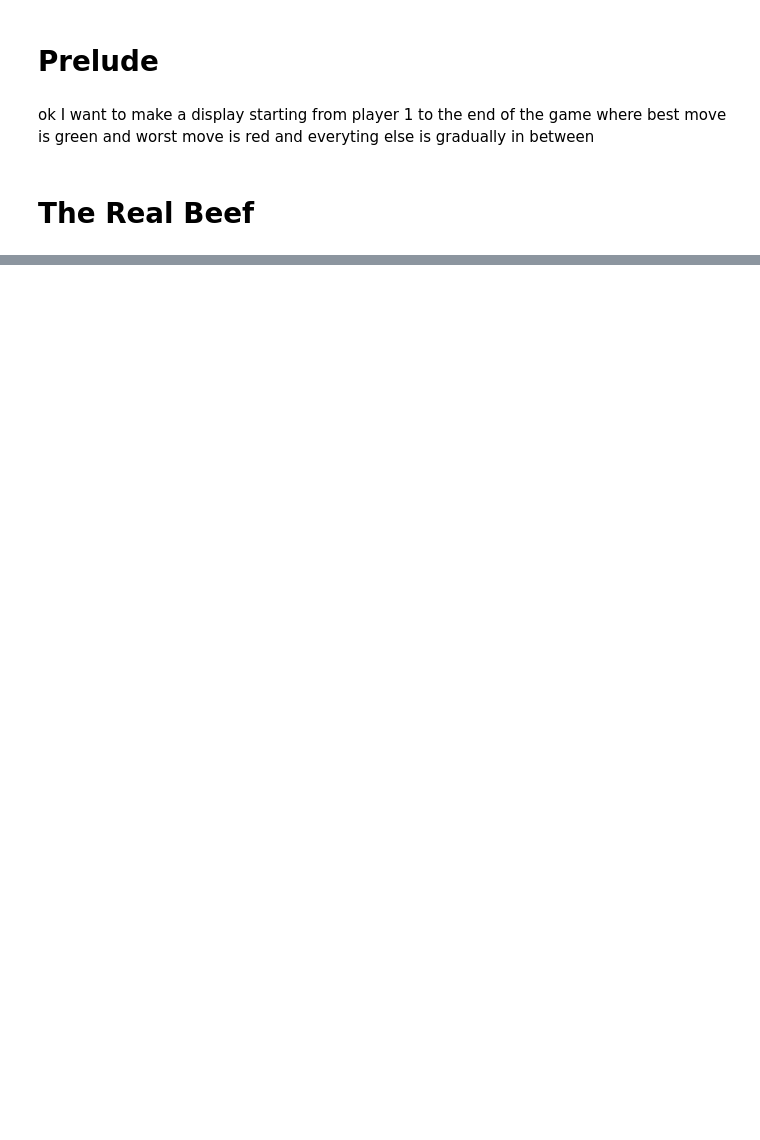
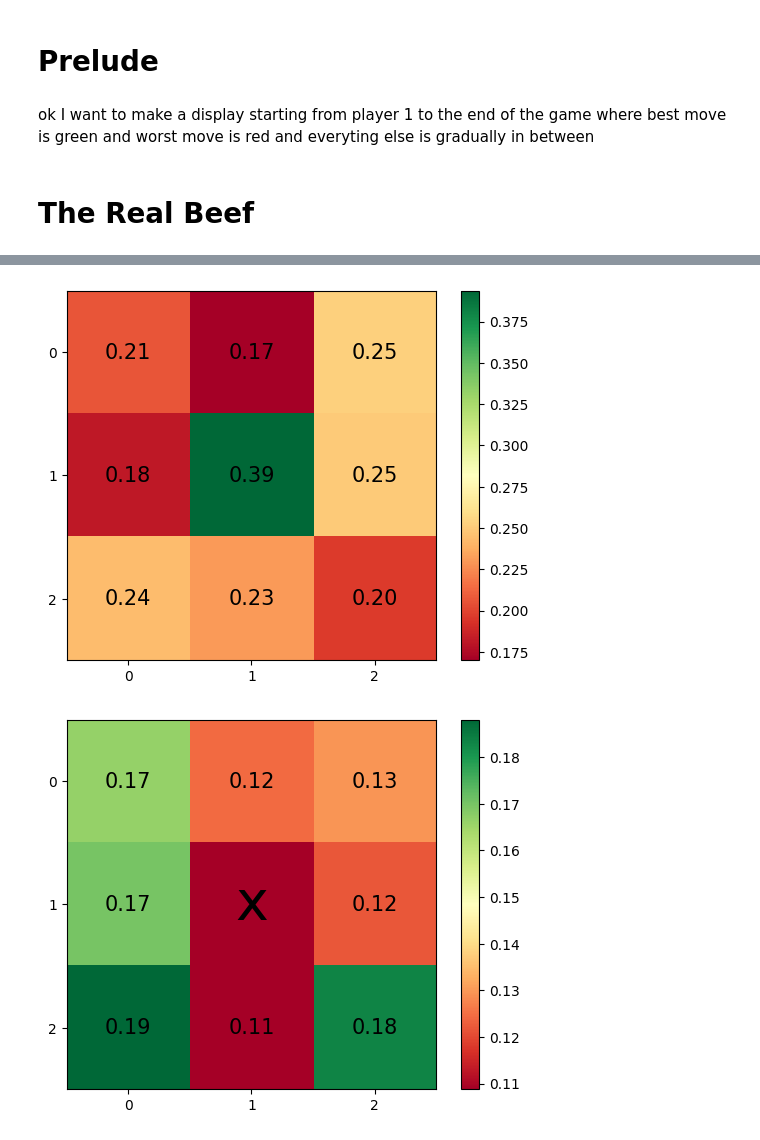
Before and after one commit to Layth17/tic-tac-toe, a Jupyter notebook: analysis.ipynb, the cells around one changed output, grey strips where cells are left out. Drawn from its saved outputs; the diff is of its cells as text; code cells hidden in the pictures; blank space fills up the shorter version.

Commit message:
added all images and finished analysis

```diff
--- a/analysis.ipynb
+++ b/analysis.ipynb
@@ -81,10 +81,10 @@ while(counter <= len(board)):
     if tmp[i] == 0:
       tmp[i] = mark
       # do not ask about why I need the replace :)
-      # you may choose to remove them and experience the wrath of numpy and json
+      # you may choose to remove them to experience the wrath of numpy and json
       tmp_dict[f"{tmp}"] = policy[f"{tmp}".replace("  ", " ").replace("[ ", "[")]
     else:
-      tmp_dict[f"{i}"] = 0
+      tmp_dict[f"{i}"] = -10
 
   board = max(tmp_dict, key=tmp_dict.get).replace("[", "").replace("]", "").replace(".", "")
   board = np.fromstring(board, dtype=float, sep=' ')
@@ -97,21 +97,36 @@ jsonObj = json.dumps(states, indent=4)
 with open("states.json", "wt") as outfile:
     outfile.write(jsonObj)
 # %%
-def heatMap(stateOne):
+def heatMap(stateOne, board, mark):
   # Extract values from the dictionary and reshape into a 3x3 grid
-  values = np.array(list(stateOne.values())).reshape(3, 3)
-  print(values)
+  npArray = np.array(list(stateOne.values()))
+  values = np.array(npArray.reshape(3, 3))
+  new_values = np.delete(npArray, np.where(npArray == -10))
 
-  # Create the heatmap with color spectrum
-  plt.imshow(values, cmap='RdYlGn', vmin=np.min(values), vmax=np.max(values))
+  if np.prod(new_values.shape) != 0:
+    # Create the heatmap with color spectrum
+    plt.imshow(values, cmap='RdYlGn', vmin=np.min(new_values), vmax=np.max(new_values))
+  else:
+    plt.imshow(values, cmap='RdYlGn', vmin=np.min(0), vmax=np.max(1))
 
   # optionally show colorbar to indicate the value range
   plt.colorbar()
 
   # Add the percentages inside each cell
+
   for i in range(3):
-      for j in range(3):
-          plt.text(j, i, f"{values[i, j]:.2f}", ha='center', va='center', color='black', fontsize=15)
+    for j in range(3):
+      if values[i, j] == -10 and board[i, j] == 0:
+        plt.text(j, i, f"{mark}", ha='center', va='center', color='black', fontsize=40)
+        if mark == 'x': board[i, j] = 1
+        if mark == 'o': board[i, j] = -1
+      elif values[i, j] == -10 and board[i, j] == 1:
+        plt.text(j, i, f"x", ha='center', va='center', color='black', fontsize=40)
+      elif values[i, j] == -10 and board[i, j] == -1:
+        plt.text(j, i, f"o", ha='center', va='center', color='black', fontsize=40)
+      else:
+        plt.text(j, i, f"{values[i, j]:.2f}", ha='center', va='center', color='black', fontsize=15)
+
 
   # Set the axis labels
   plt.xticks(range(3), ['0', '1', '2'])
@@ -124,6 +139,3 @@ def heatMap(stateOne):
 f = open("./states.json")
 jsonObj = json.load(f)
 f.close()
-# %%
-for i in range(0, 9, 1):
-  heatMap(jsonObj[f"{i}"])
@@ -155,0 +142,10 @@ for i in range(0, 9, 1):
+# %%
+b = np.array([0., 0., 0., 0., 0., 0., 0., 0., 0.]).reshape(3,3)
+for i in range(0, 10, 1):
+  # reversed logic, since the first block starts with nothing
+  mark = 'x'
+  if i % 2 == 0: mark = 'o'
+  heatMap(jsonObj[f"{i}"], b, mark)
+# %% [output]
+[figure, added]
+[figure, added]
```
Also changed, not shown: parts of 2 cells of this notebook, 11 other files.
